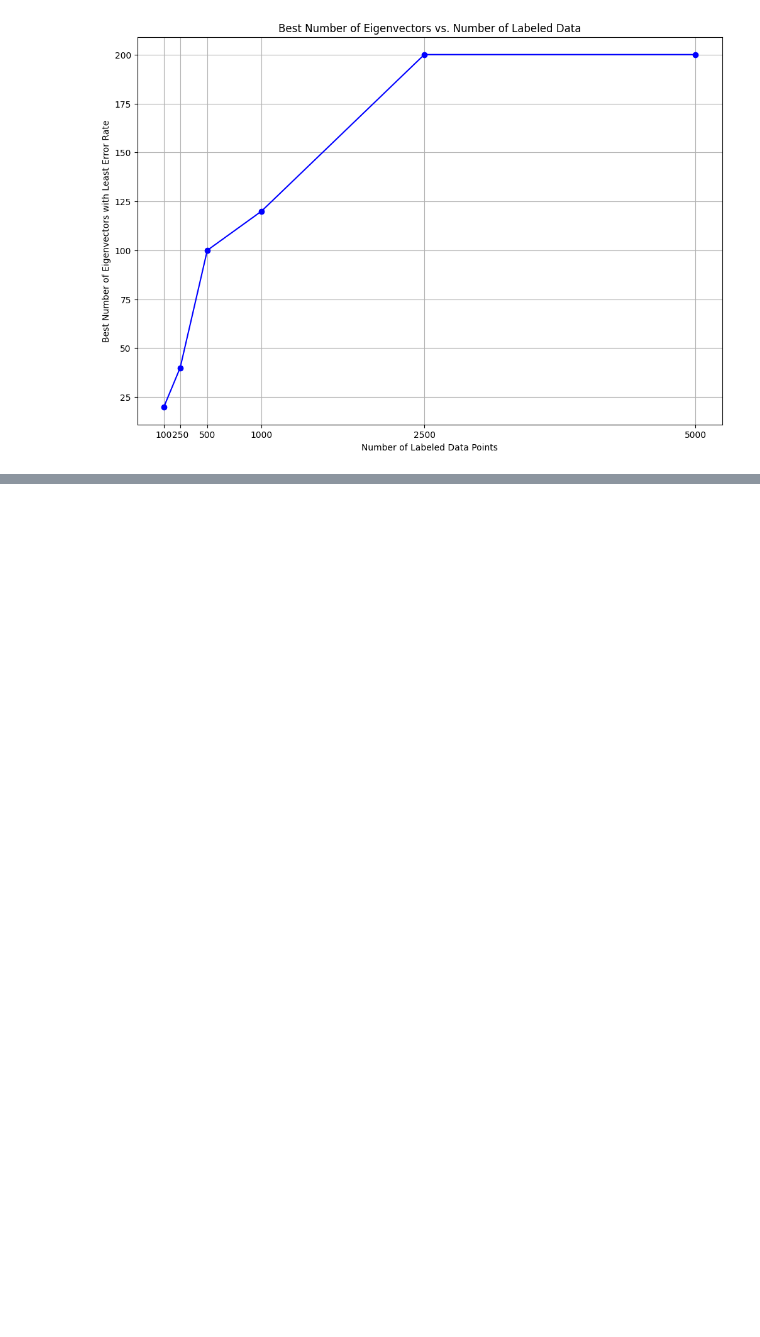
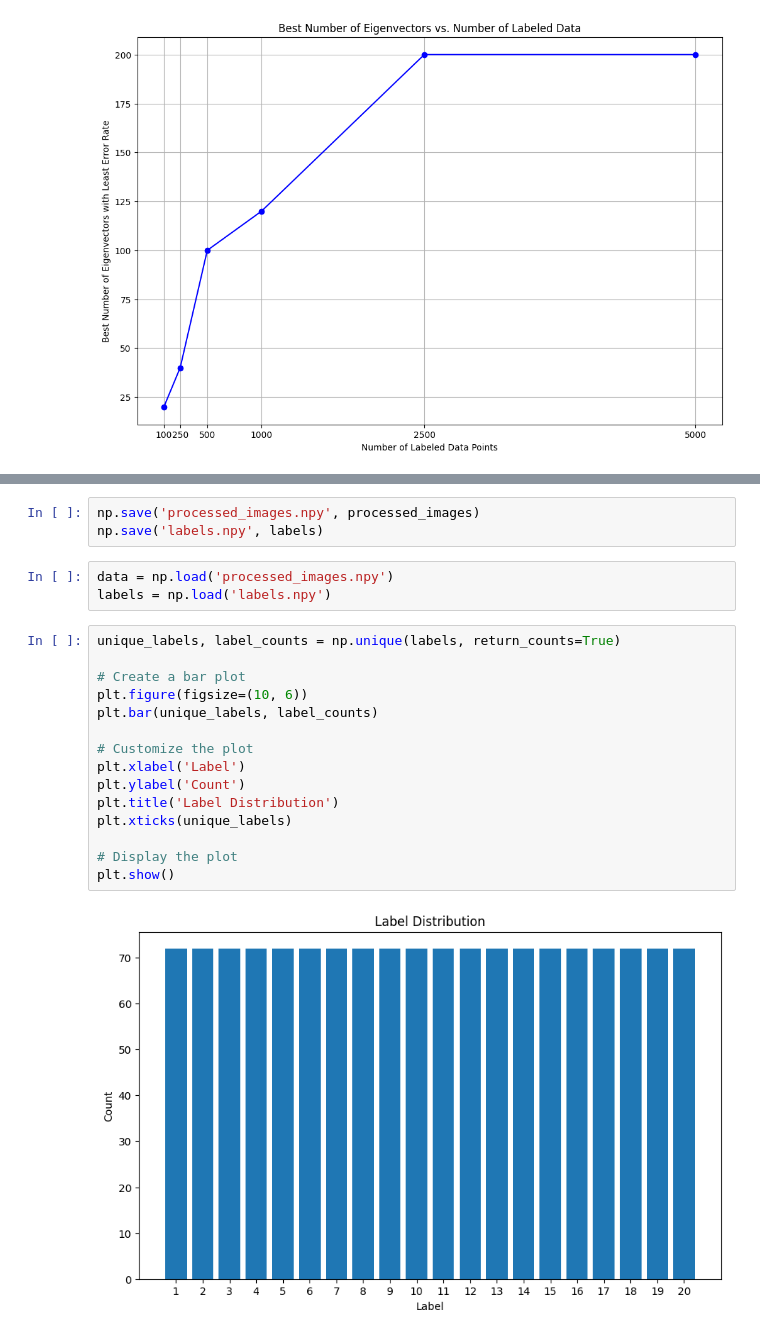
Before and after one commit to KkkelseyWen/HDP, a Jupyter notebook: eigenmap.ipynb, the cells around one changed output, grey strips where cells are left out. Cells and saved outputs as stored; diff of their text form; blank space fills up the shorter version.

```diff
--- a/eigenmap.ipynb
+++ b/eigenmap.ipynb
@@ -456,0 +512,23 @@ def function_exp()
+# %%
+np.save('processed_images.npy', processed_images)
+np.save('labels.npy', labels)
+# %%
+data = np.load('processed_images.npy')
+labels = np.load('labels.npy')
+# %%
+unique_labels, label_counts = np.unique(labels, return_counts=True)
+
+# Create a bar plot
+plt.figure(figsize=(10, 6))
+plt.bar(unique_labels, label_counts)
+
+# Customize the plot
+plt.xlabel('Label')
+plt.ylabel('Count')
+plt.title('Label Distribution')
+plt.xticks(unique_labels)
+
+# Display the plot
+plt.show()
+# %% [output]
+[figure, added]
```
Also changed, not shown: parts of 21 cells of this notebook.
